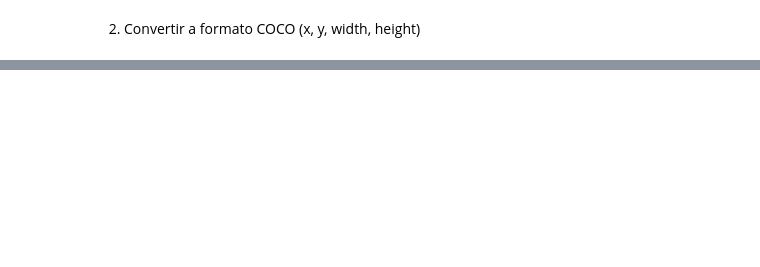
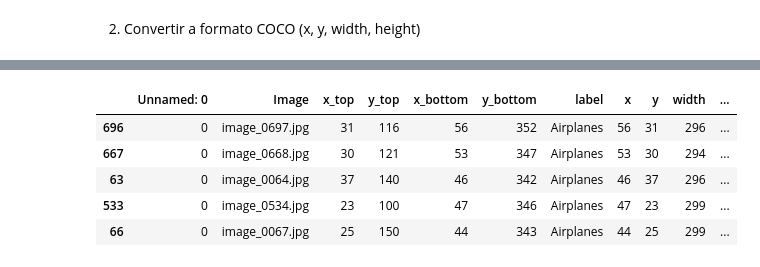
Before and after one commit to cmblandon/computer_vision, a Jupyter notebook: Taller05-Deteccion/taller_05_deteccion.ipynb, the cells around one changed output, grey strips where cells are left out. Cells and saved outputs as stored; diff of their text form; code cells hidden in the pictures; blank space fills up the shorter version.

```diff
--- a/Taller05-Deteccion/taller_05_deteccion.ipynb
+++ b/Taller05-Deteccion/taller_05_deteccion.ipynb
@@ -137,3 +160,43 @@ df.head()
+# %%
+# Función para corregir etiquetas (coordenadas)
+def corners_to_coco(x_top, y_top, x_bottom, y_bottom):
+    x = x_bottom
+    y = x_top
+    width = y_bottom - x_bottom
+    height = y_top - x_top
+    return [x, y, width, height]
+
+# Recalcular las coordenadas usando la función corregida
+df_test[['x', 'y', 'width', 'height']] = df_test.apply(
+    lambda row: pd.Series(corners_to_coco(row['x_top'], row['y_top'], row['x_bottom'], row['y_bottom'])),
+    axis=1
+)
+
+# Coordenadas finales
+df_test['x2'] = df_test['x'] + df_test['width']
+df_test['y2'] = df_test['y'] + df_test['height']
+
+# Normalizar para entrenamiento
+IMAGE_WIDTH = 512
+IMAGE_HEIGHT = 512
+df_test['x_norm'] = df_test['x'] / IMAGE_WIDTH
+df_test['y_norm'] = df_test['y'] / IMAGE_HEIGHT
+df_test['x2_norm'] = df_test['x2'] / IMAGE_WIDTH
+df_test['y2_norm'] = df_test['y2'] / IMAGE_HEIGHT
+
+# Vector para regresión
+df_test['bbox_norm'] = df_test[['x_norm', 'y_norm', 'x2_norm', 'y2_norm']].values.tolist()
+
+# Agregar ruta de imagen
+df_test['image_path'] = df_test['Image'].apply(lambda x: f"data/airplanes/airplanes/{x}")
+df_test.head()
+# %% [output]
+|  | Unnamed: 0 | Image | x_top | y_top | x_bottom | y_bottom | label | x | y | width | ... |
+| 696 | 0 | image_0697.jpg | 31 | 116 | 56 | 352 | Airplanes | 56 | 31 | 296 | ... |
+| 667 | 0 | image_0668.jpg | 30 | 121 | 53 | 347 | Airplanes | 53 | 30 | 294 | ... |
+| 63 | 0 | image_0064.jpg | 37 | 140 | 46 | 342 | Airplanes | 46 | 37 | 296 | ... |
+| 533 | 0 | image_0534.jpg | 23 | 100 | 47 | 346 | Airplanes | 47 | 23 | 299 | ... |
+| 66 | 0 | image_0067.jpg | 25 | 150 | 44 | 343 | Airplanes | 44 | 25 | 299 | ... |
 # %%
 import matplotlib.pyplot as plt
 import cv2
```
Also changed, not shown: parts of 10 cells of this notebook, 1 other file.
